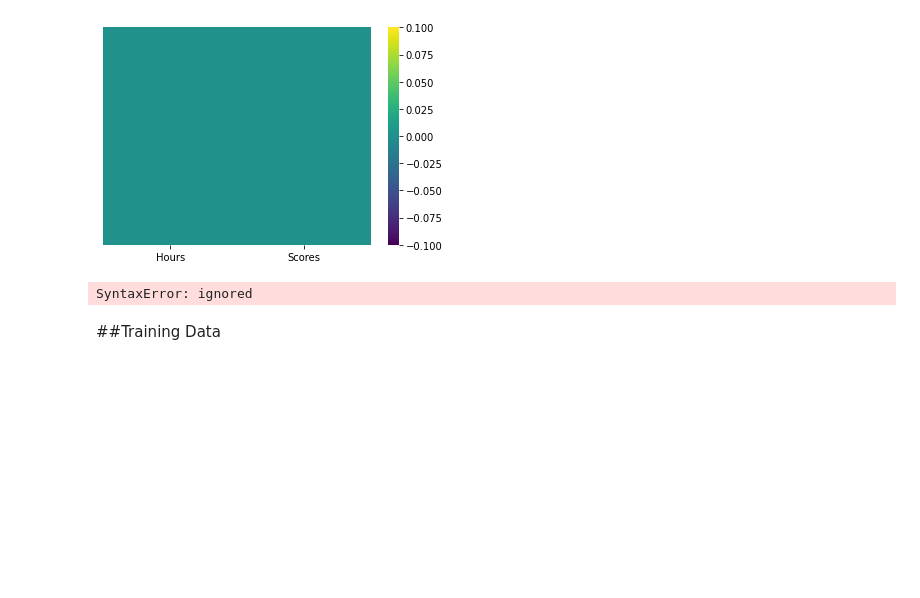
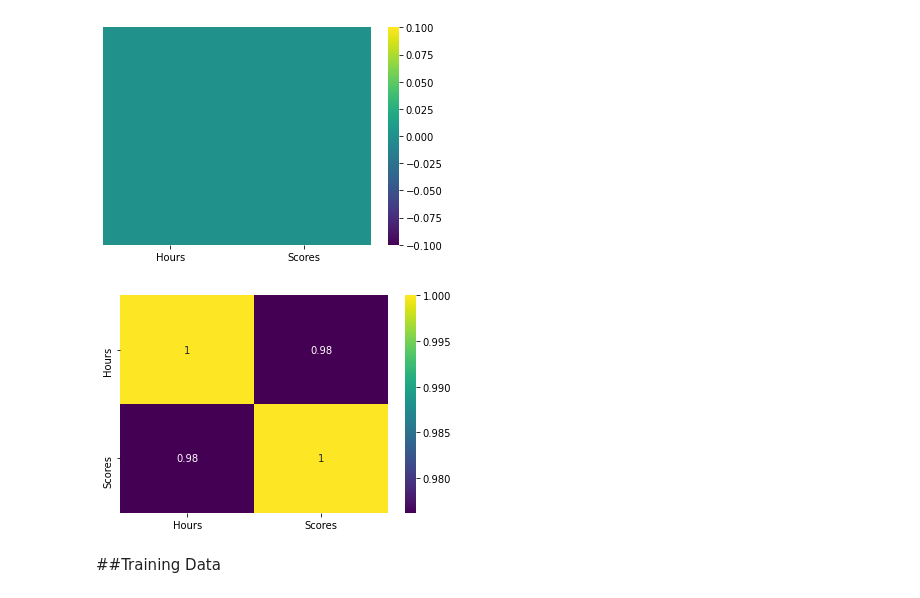
Before and after one commit to MansiSinghP/MACHINE-LEARNING-PROJECTS, a Jupyter notebook: Task_1.ipynb, the cells around one changed output. Drawn from its saved outputs; the diff is of its cells as text; code cells hidden in the pictures; blank space fills up the shorter version.

```diff
--- a/Task_1.ipynb
+++ b/Task_1.ipynb
@@ -69,9 +69,9 @@ sns.heatmap(dataset.isnull(),yticklabels=False,cmap="viridis")
 # %%
 # correlation plot
 corr = dataset.corr()
-sns.heatmap(corr, cmap =, annot= True);
+sns.heatmap(corr, cmap ='viridis', annot= True);
 # %% [output]
-SyntaxError: ignored
+[figure, added]
 # %% [markdown]
 ##Training Data
 # %%
```
Also changed, not shown: parts of 1 cell of this notebook.
